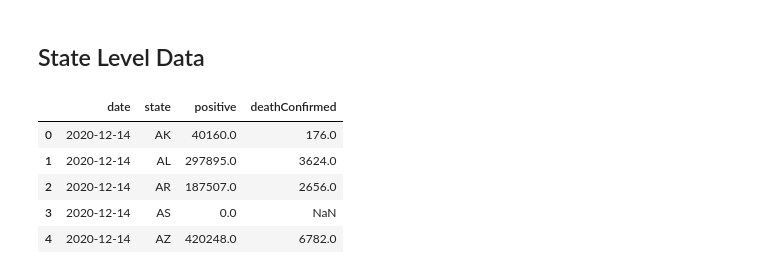
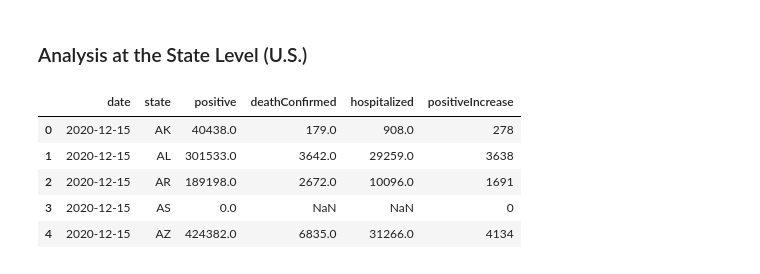
Before and after one commit to mattsunner/covid-dashboard, a Jupyter notebook: COVID-19_EDA.ipynb, the cells around one changed output. Cells and saved outputs as stored; diff of their text form; code cells hidden in the pictures.

```diff
--- a/COVID-19_EDA.ipynb
+++ b/COVID-19_EDA.ipynb
@@ -33,16 +53,19 @@ fig.show()
 # %% [markdown]
-## State Level Data
+### Analysis at the State Level (U.S.)
+# %%
+url_state = 'https://api.covidtracking.com/v1/states/daily.json'
+df_state = pd.read_json(url_state)
 # %%
-df_state = df_state[['date', 'state', 'positive', 'deathConfirmed']]
+df_state = df_state[['date', 'state', 'positive', 'deathConfirmed', 'hospitalized', 'positiveIncrease']]
 df_state['date'] = pd.to_datetime(df_state['date'].astype(str), format='%Y%m%d')
 df_state.head(5)
 # %% [output]
-|  | date | state | positive | deathConfirmed |
-| 0 | 2020-12-14 | AK | 40160.0 | 176.0 |
-| 1 | 2020-12-14 | AL | 297895.0 | 3624.0 |
-| 2 | 2020-12-14 | AR | 187507.0 | 2656.0 |
-| 3 | 2020-12-14 | AS | 0.0 | NaN |
-| 4 | 2020-12-14 | AZ | 420248.0 | 6782.0 |
+|  | date | state | positive | deathConfirmed | hospitalized | positiveIncrease |
+| 0 | 2020-12-15 | AK | 40438.0 | 179.0 | 908.0 | 278 |
+| 1 | 2020-12-15 | AL | 301533.0 | 3642.0 | 29259.0 | 3638 |
+| 2 | 2020-12-15 | AR | 189198.0 | 2672.0 | 10096.0 | 1691 |
+| 3 | 2020-12-15 | AS | 0.0 | NaN | NaN | 0 |
+| 4 | 2020-12-15 | AZ | 424382.0 | 6835.0 | 31266.0 | 4134 |
 # %%
 fig_2 = px.scatter(x=df_state['date'], y=df_state['positive'],color=df_state['state'], title='Overall Positive Cases by State in the United States (U.S.) by Date',
                 labels={'x': 'Date', 'y': 'Number of Positive Cases (M)'})
```
Also changed, not shown: parts of 11 cells of this notebook, 6 other files.
